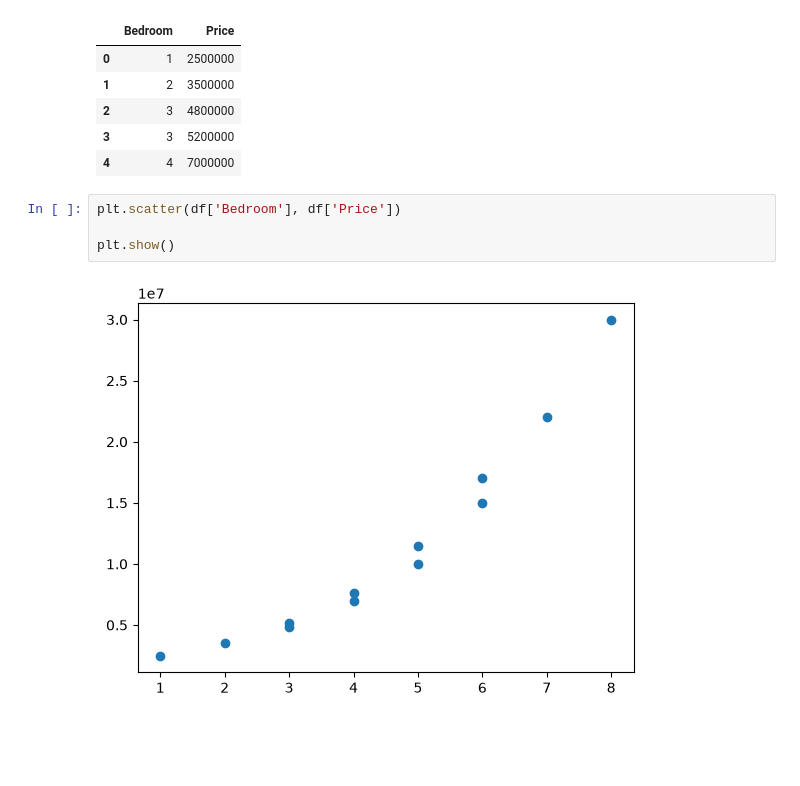
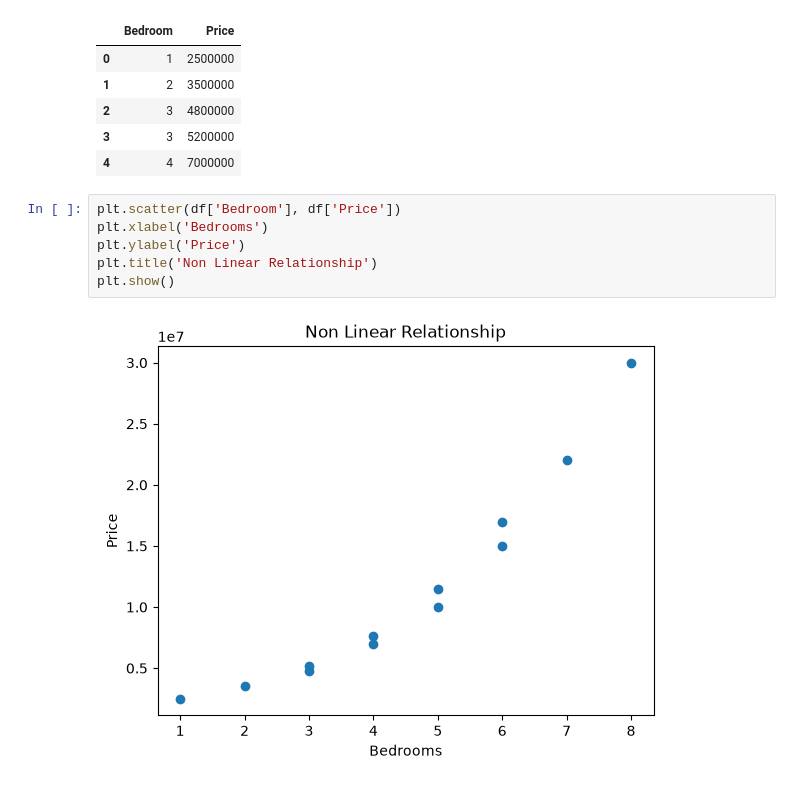
Before and after one commit to WillardDev/Machine_Learning_Foundation, a Jupyter notebook: Linear_Regression.ipynb, the cells around one changed output. Drawn from its saved outputs; the diff is of its cells as text; blank space fills up the shorter version.

```diff
--- a/Linear_Regression.ipynb
+++ b/Linear_Regression.ipynb
@@ -90,7 +90,9 @@ df.head()
 | 4 | 4 | 7000000 |
 # %%
 plt.scatter(df['Bedroom'], df['Price'])
-
+plt.xlabel('Bedrooms')
+plt.ylabel('Price')
+plt.title('Non Linear Relationship')
 plt.show()
 # %% [output]
-[figure, old version]
+[figure, new version]
```
